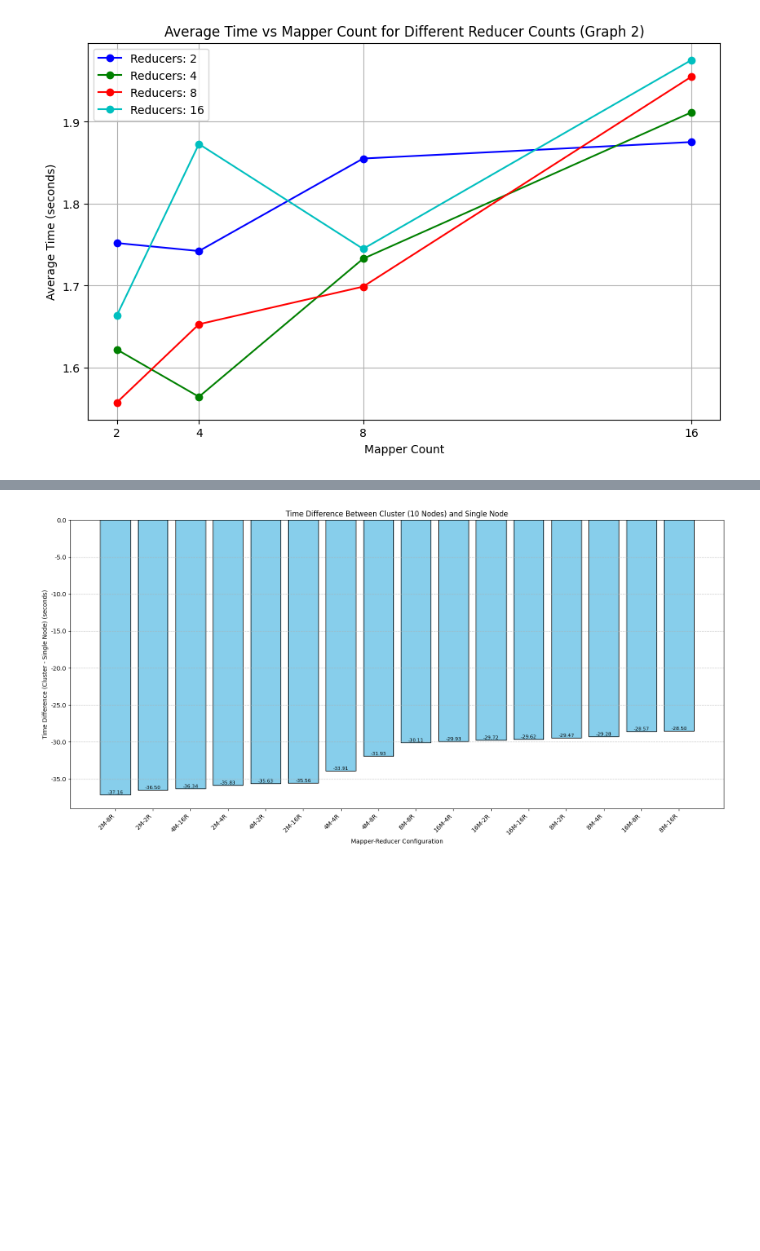
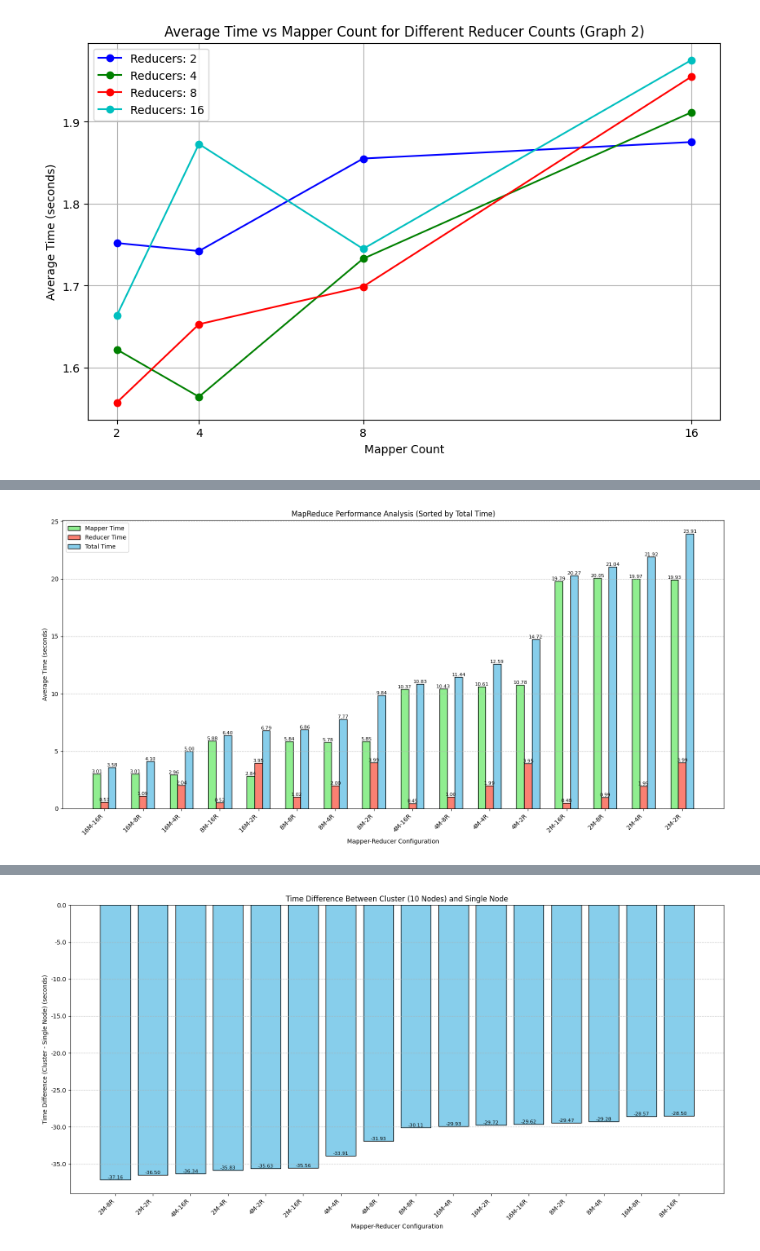
Before and after one commit to JensVL96/ass1, a Jupyter notebook: src/testData.ipynb, the cells around one changed output, grey strips where cells are left out. Drawn from its saved outputs; the diff is of its cells as text; code cells hidden in the pictures; blank space fills up the shorter version.

```diff
--- a/src/testData.ipynb
+++ b/src/testData.ipynb
@@ -228,0 +154,79 @@ plt.show()
+# %%
+import matplotlib.pyplot as plt
+import numpy as np
+
+# Define the mapper and reducer counts
+mapper_counts = [2, 4, 8, 16]
+reducer_counts = [2, 4, 8, 16]
+
+# Store the data in a dictionary for clarity
+data = { # Average times for large configuration
+    "2M-2R": {"mapper_time": (19.891771+20.124084+19.763099)/3, "reducer_time": (4.017670+3.960406+3.985936)/3},
+    "2M-4R": {"mapper_time": (19.985984+19.956462+19.966260)/3, "reducer_time": (1.971571+1.941826+1.932585)/3},
+    "2M-8R": {"mapper_time": (20.044816+20.261541+19.832134)/3, "reducer_time": (1.000864+0.994081+0.980486)/3},
+    "2M-16R": {"mapper_time": (19.740630+19.867812+19.754256)/3, "reducer_time": (0.446464+0.509075+0.496829)/3},
+    "4M-2R": {"mapper_time": (11.416766+10.449848+10.466516)/3, "reducer_time": (3.941438+3.937239+3.961860)/3},
+    "4M-4R": {"mapper_time": (10.393491+10.929698+10.498038)/3, "reducer_time": (1.985157+2.004671+1.966019)/3},
+    "4M-8R": {"mapper_time": (10.311926+10.493264+10.497253)/3, "reducer_time": (0.977370+0.990301+1.041963)/3},
+    "4M-16R": {"mapper_time": (10.263156+10.281799+10.572764)/3, "reducer_time": (0.436246+0.473635+0.448261)/3},
+    "8M-2R": {"mapper_time": (5.774683+5.923570+5.861336)/3, "reducer_time": (3.949373+3.967026+4.052001)/3},
+    "8M-4R": {"mapper_time": (5.718321+5.882276+5.733588)/3, "reducer_time": (2.001972+2.012852+1.973642)/3},
+    "8M-8R": {"mapper_time": (5.811986+5.876065+5.828149)/3, "reducer_time": (1.036612+1.101381+0.930550)/3},
+    "8M-16R": {"mapper_time": (5.543163+5.930433+6.165477)/3, "reducer_time": (0.529637+0.543581+0.484790)/3},
+    "16M-2R": {"mapper_time": (2.736667+3.017234+2.759864)/3, "reducer_time": (3.964814+3.905501+3.993193)/3},
+    "16M-4R": {"mapper_time": (2.928868+3.121966+2.837127)/3, "reducer_time": (2.046033+2.097726+1.964221)/3},
+    "16M-8R": {"mapper_time": (2.925101+3.034788+3.076027)/3, "reducer_time": (1.144434+1.087566+1.036312)/3},
+    "16M-16R": {"mapper_time": (2.711314+3.006506+3.300860)/3, "reducer_time": (0.548050+0.616807+0.547402)/3},
+}
+
+# Add total_time as the sum of mapper_time and reducer_time
+for config in data:
+    data[config]["total_time"] = data[config]["mapper_time"] + data[config]["reducer_time"]
+
+# Convert the dictionary into lists for plotting
+labels = list(data.keys())
+mapper_times = [data[config]["mapper_time"] for config in labels]
+reducer_times = [data[config]["reducer_time"] for config in labels]
+total_times = [data[config]["total_time"] for config in labels]
+
+# Combine all data into a list of tuples for sorting
+combined_data = list(zip(labels, mapper_times, reducer_times, total_times))
+
+# Sort the data by total time (from quickest to slowest)
+combined_data.sort(key=lambda x: x[3])
+
+# Unpack the sorted data
+sorted_labels, sorted_mapper_times, sorted_reducer_times, sorted_total_times = zip(*combined_data)
+
+# Create a grouped bar chart
+x = np.arange(len(sorted_labels))  # x-axis positions for the groups
+width = 0.2  # Width of each bar
+
+plt.figure(figsize=(16, 8))
+
+# Plot mapper time, reducer time, and total time as grouped bars
+bars_mapper = plt.bar(x, sorted_mapper_times, width, label='Mapper Time', color='lightgreen', edgecolor='black')
+bars_reducer = plt.bar(x + width, sorted_reducer_times, width, label='Reducer Time', color='salmon', edgecolor='black')
+bars_total = plt.bar(x + 2 * width, sorted_total_times, width, label='Total Time', color='skyblue', edgecolor='black')
+
+# Add labels, title, and custom x-axis tick labels
+plt.xlabel('Mapper-Reducer Configuration')
+plt.ylabel('Average Time (seconds)')
+plt.title('MapReduce Performance Analysis (Sorted by Total Time)')
+plt.xticks(x + width, sorted_labels, rotation=45, ha='right')  # Rotate x-axis labels for better readability
+plt.grid(True, axis='y', linestyle='--', alpha=0.7)
+plt.legend()
+
+# Add value labels on top of each bar
+for bars in [bars_mapper, bars_reducer, bars_total]:
+    for bar in bars:
+        height = bar.get_height()
+        plt.text(bar.get_x() + bar.get_width() / 2, height, f'{height:.2f}', ha='center', va='bottom', fontsize=8)
+
+# Adjust layout to prevent clipping of labels
+plt.tight_layout()
+
+# Show the plot
+plt.show()
+# %% [output]
+[figure, added]
```
Also changed, not shown: parts of 2 cells of this notebook, 14 other files.
